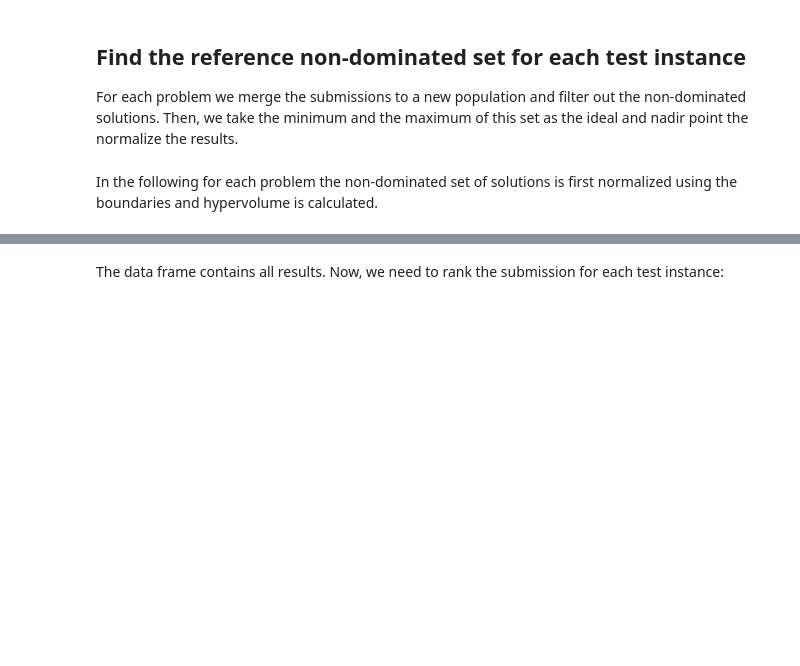
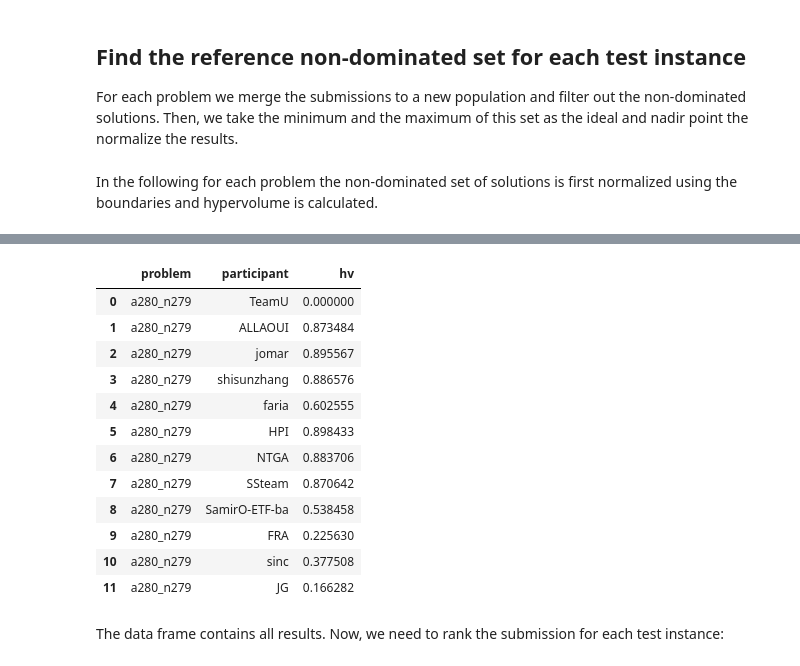
Before and after one commit to dathd6/GECCO2019---Bi-objective-Traveling-Thief-Competition, a Jupyter notebook: evaluation/evaluation.ipynb, the cells around one changed output, grey strips where cells are left out. Cells and saved outputs as stored; diff of their text form; code cells hidden in the pictures; blank space fills up the shorter version.

```diff
--- a/evaluation/evaluation.ipynb
+++ b/evaluation/evaluation.ipynb
@@ -222,3 +215,19 @@ a280_n279
+# %%
+df[df['problem'] == 'a280_n279']
+# %% [output]
+|  | problem | participant | hv |
+| 0 | a280_n279 | TeamU | 0.000000 |
+| 1 | a280_n279 | ALLAOUI | 0.873484 |
+| 2 | a280_n279 | jomar | 0.895567 |
+| 3 | a280_n279 | shisunzhang | 0.886576 |
+| 4 | a280_n279 | faria | 0.602555 |
+| 5 | a280_n279 | HPI | 0.898433 |
+| 6 | a280_n279 | NTGA | 0.883706 |
+| 7 | a280_n279 | SSteam | 0.870642 |
+| 8 | a280_n279 | SamirO-ETF-ba | 0.538458 |
+| 9 | a280_n279 | FRA | 0.225630 |
+| 10 | a280_n279 | sinc | 0.377508 |
+| 11 | a280_n279 | JG | 0.166282 |
 # %% [markdown]
 The data frame contains all results. Now, we need to rank the submission for each test instance:
 # %%
```
Also changed, not shown: parts of 10 cells of this notebook, 7 other files.
